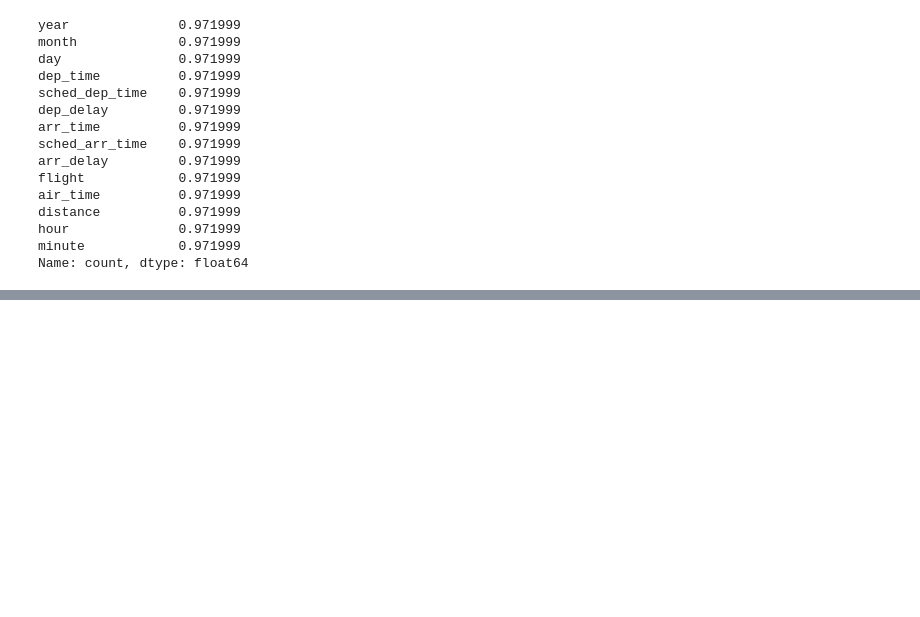
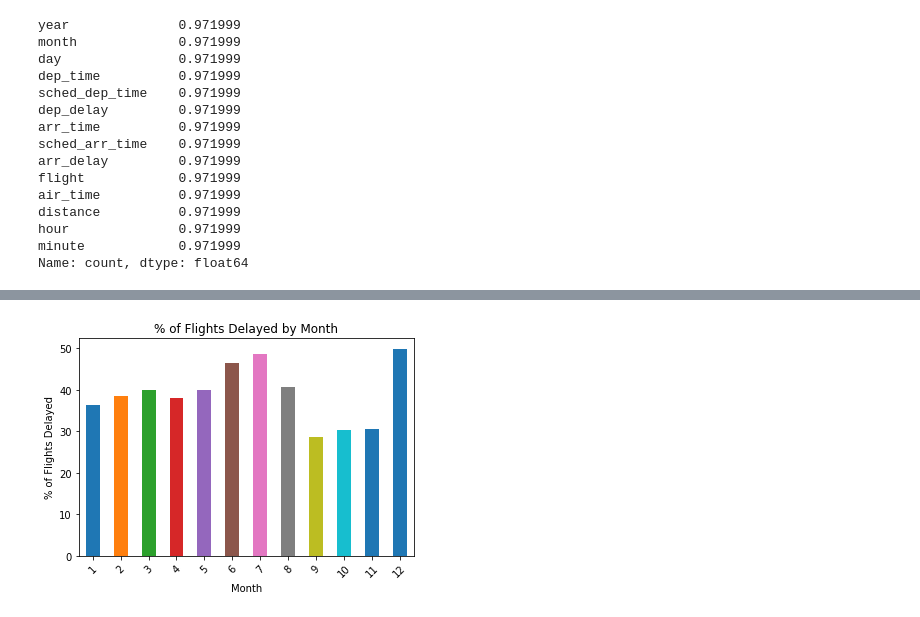
Before and after one commit to varun-jois/exploratory-data-analysis, a Jupyter notebook: nyc_flights_2013.ipynb, the cells around one changed output, grey strips where cells are left out. Saved outputs shown, nothing was run; the diff lists cells and outputs as text; code cells hidden in the pictures; blank space fills up the shorter version.

Commit message:
Added a few plots.

```diff
--- a/nyc_flights_2013.ipynb
+++ b/nyc_flights_2013.ipynb
@@ -179,3 +158,3 @@ df.query('dep_time > 2330')[['dep_time', 'dep_time_dt',
 # %%
 # Keeping only complete records
-df_clean = df.dropna()
+dfc = df.dropna()
@@ -191,0 +186,10 @@ df_clean.assign(org_dep=df_clean['origin']+'_'+df_clean['dest']).groupby('org_de
+# %%
+# Percentage of all flights delayed by month
+dfc.assign(delayed=dfc['dep_delay'] > 0).groupby(dfc['dep_time_dt'].dt.month).apply(
+    lambda x: x['delayed'].sum()/len(x) * 100).plot.bar(rot=45)
+plt.title('% of Flights Delayed by Month')
+plt.xlabel('Month')
+plt.ylabel('% of Flights Delayed')
+plt.show()
+# %% [output]
+[figure, added]
```
Also changed, not shown: parts of 18 cells of this notebook.
